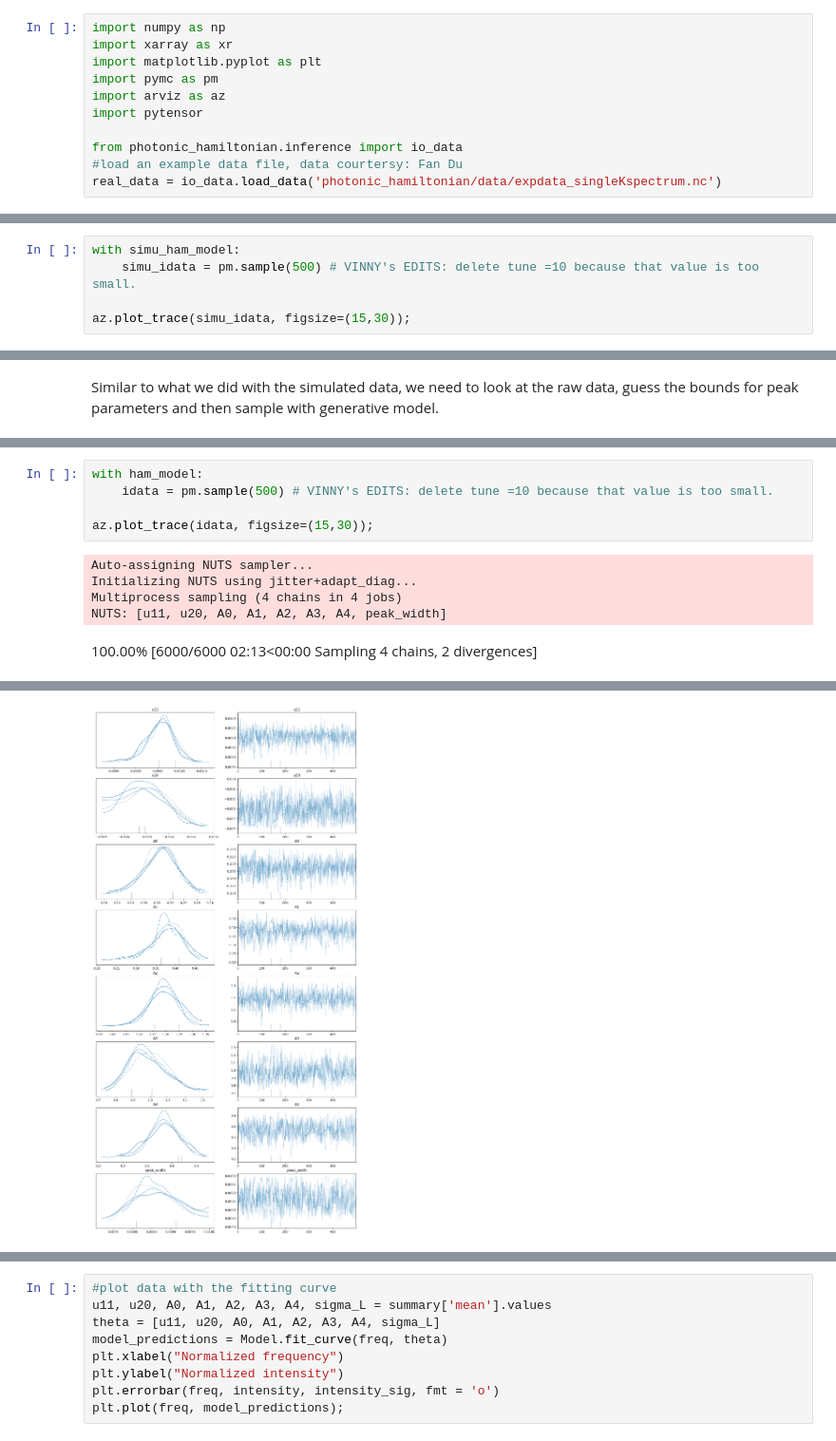
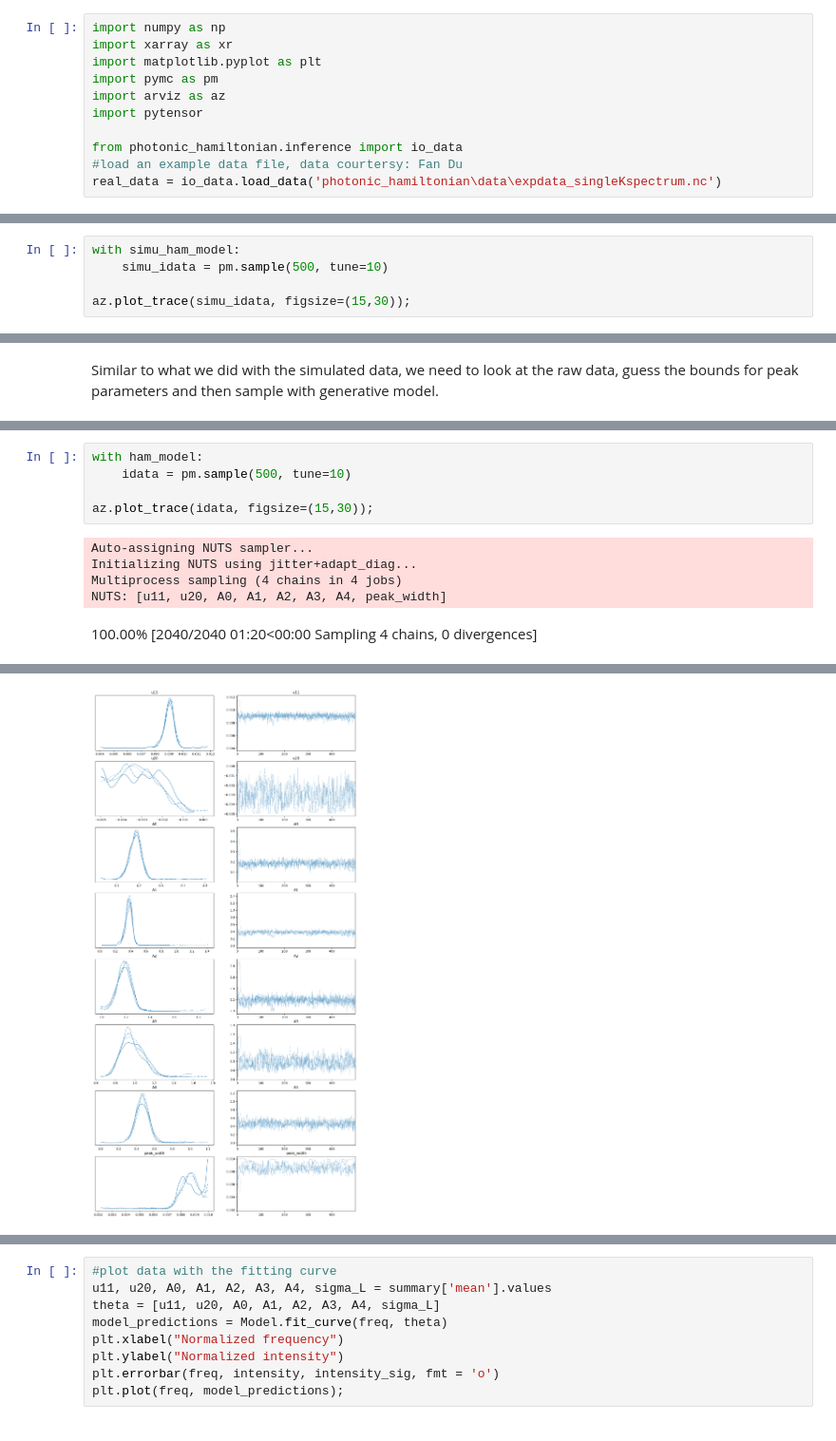
Before and after one commit to phys201/Hamiltonian-photonic-crystal, a Jupyter notebook: Documentation.ipynb, the cells around one changed output, grey strips where cells are left out. Shown at 95% size. Drawn from its saved outputs; the diff is of its cells as text.

Commit message:
Revert "Vinny's edits"
This reverts commit e49508627c88f62a60b8b34c992aabe96248784b.

```diff
--- a/Documentation.ipynb
+++ b/Documentation.ipynb
@@ -56,7 +56,7 @@ import pytensor
 
 from photonic_hamiltonian.inference import io_data
 #load an example data file, data courtersy: Fan Du
-real_data = io_data.load_data('photonic_hamiltonian/data/expdata_singleKspectrum.nc')
+real_data = io_data.load_data('photonic_hamiltonian\data\expdata_singleKspectrum.nc')
 # %% [markdown]
 We can plot this data to visualize how the four peaks look like in a real measurement
 # %%
@@ -133,7 +133,7 @@ simu_prior_bounds = {'u11':[0.003, 0.01], 'u20':[-0.001, 0.001], 'A0':[0, 1.2],
 simu_ham_model = Model.Hamiltonian_model(simu_data, simu_prior_bounds)
 # %%
 with simu_ham_model:
-    simu_idata = pm.sample(500) # VINNY's EDITS: delete tune =10 because that value is too small.
+    simu_idata = pm.sample(500, tune=10)
 
 az.plot_trace(simu_idata, figsize=(15,30));
 # %% [output]
@@ -191,7 +183,7 @@ prior_bounds = {'u11':[0.003, 0.02], 'u20':[-0.005, 0.005], 'A0':[0, 2.5], 'A1':
 ham_model = Model.Hamiltonian_model(real_data, prior_bounds)
 # %%
 with ham_model:
-    idata = pm.sample(500) # VINNY's EDITS: delete tune =10 because that value is too small.
+    idata = pm.sample(500, tune=10)
 
 az.plot_trace(idata, figsize=(15,30));
 # %% [output]
@@ -199,4 +191,4 @@ Auto-assigning NUTS sampler...
 Initializing NUTS using jitter+adapt_diag...
 Multiprocess sampling (4 chains in 4 jobs)
 NUTS: [u11, u20, A0, A1, A2, A3, A4, peak_width]
-100.00% [6000/6000 02:13<00:00 Sampling 4 chains, 2 divergences]
+100.00% [2040/2040 01:20<00:00 Sampling 4 chains, 0 divergences]
@@ -204,4 +196,4 @@ Sampling 4 chains for 1_000 tune and 500 draw iterations (4_000 + 2_000 draws to
-[figure, old version]
+[figure, new version]
 # %%
 #summary the fitting results
 summary = az.summary(idata)
```
Also changed, not shown: parts of 7 cells of this notebook, 1 other file.
